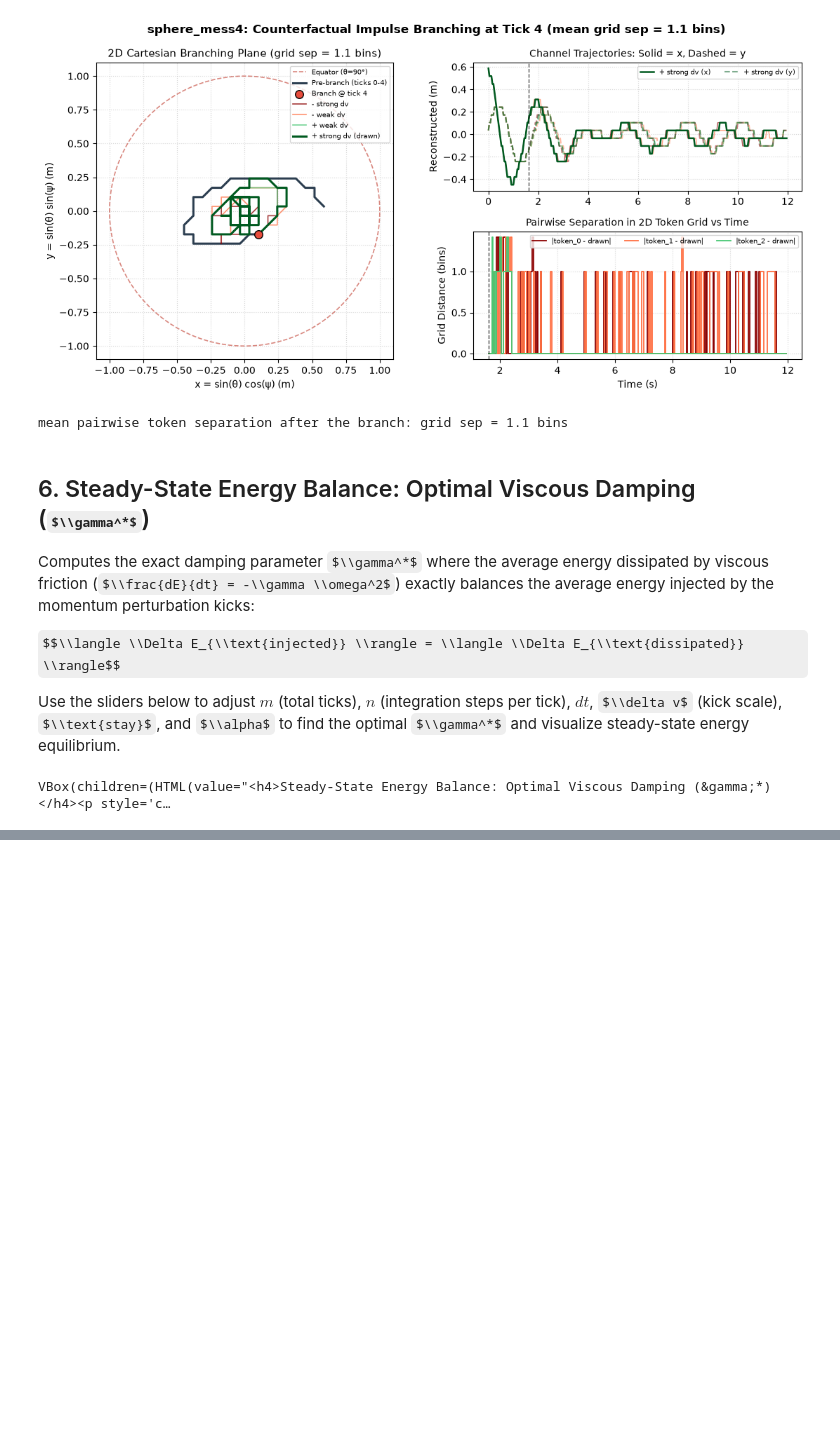
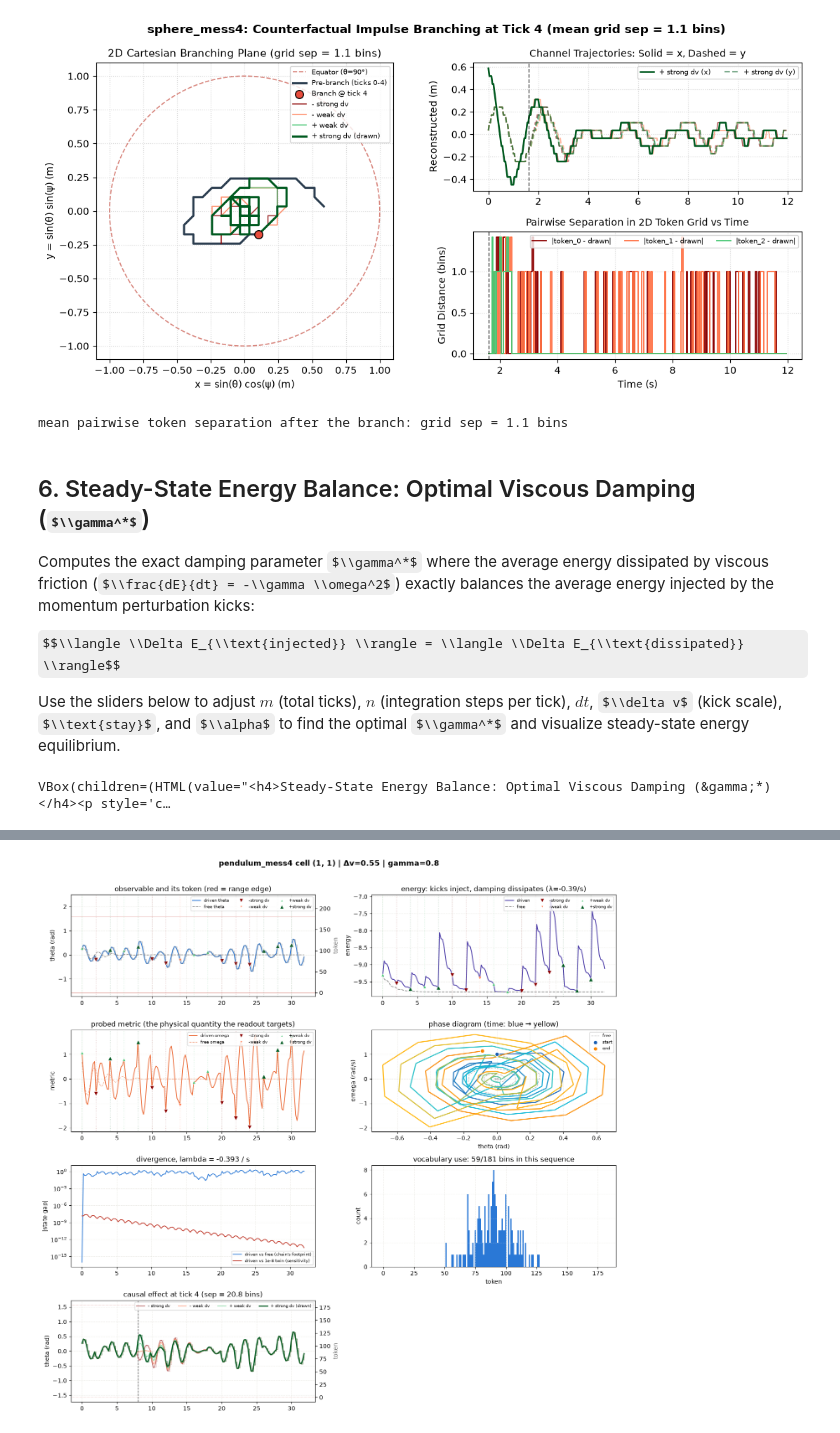
Before and after one commit to ManjotSingh08x/Belief-in-physics, a Jupyter notebook: notebooks/explorer.ipynb, the cells around one changed output, grey strips where cells are left out. Saved outputs shown, nothing was run; the diff lists cells and outputs as text; code cells hidden in the pictures; some formulas as TeX source; blank space fills up the shorter version.

Commit message:
added sweep configurations

```diff
--- a/notebooks/explorer.ipynb
+++ b/notebooks/explorer.ipynb
@@ -302,0 +309,10 @@ VBox(children=(HTML(value="<h4>Steady-State Energy Balance: Optimal Viscous Damp
+# %%
+from physics.visualise import auto_dt
+from physics.messk_configs import SYSTEMS
+
+dt_results = {}
+for name, spec in SYSTEMS.items():
+    system = spec["factory"]()
+    result = auto_dt(system, threshold=0.001)
+    dt_results[name] = result
+    print(f"{name:20s}  dt = {result['dt']:.4f}  (drift = {result['drift_at_dt']:.2e})")
@@ -302,0 +351,10 @@ VBox(children=(HTML(value="<h4>Steady-State Energy Balance: Optimal Viscous Damp
+# %%
+from physics.controls import grid_screen, display_grid
+
+grid_results = {}
+for system_name, grid_spec in GRIDS.items():
+    sys_key = system_name.replace("_mess4", "")
+    dt = dt_results[sys_key]["dt"]
+    result = grid_screen(system_name, dt=dt, n_seeds=10, **grid_spec)
+    grid_results[system_name] = result
+    display_grid(result)
@@ -302,0 +385,64 @@ VBox(children=(HTML(value="<h4>Steady-State Energy Balance: Optimal Viscous Damp
+# %%
+# Researcher inspection coordinates (index into the system's grid):
+INSPECT_SYSTEM = "pendulum_mess4"
+INSPECT_DV = 1       # Δv index in GRIDS[INSPECT_SYSTEM]["delta_v_values"]
+INSPECT_DAMPING = 1  # damping index in GRIDS[INSPECT_SYSTEM]["damping_values"]
+INSPECT_SEED = 0
+INSPECT_N = 10
+
+grid_spec = GRIDS[INSPECT_SYSTEM]
+dv_vals = grid_spec["delta_v_values"]
+damp_vals = grid_spec["damping_values"]
+
+dv_val = dv_vals[INSPECT_DV] if isinstance(INSPECT_DV, int) else float(INSPECT_DV)
+damp_val = damp_vals[INSPECT_DAMPING] if isinstance(INSPECT_DAMPING, int) else float(INSPECT_DAMPING)
+
+damping_field = grid_results[INSPECT_SYSTEM]["damping_field"]
+dt = grid_results[INSPECT_SYSTEM]["dt"]
+
+# Look up screening summary for this cell
+cell_stats = next(
+    (c for c in grid_results[INSPECT_SYSTEM]["grid"]
+     if np.isclose(c["delta_v"], dv_val) and np.isclose(c["damping_value"], damp_val)),
+    None
+)
+
+print(f"Inspecting gridcell ({INSPECT_DV}, {INSPECT_DAMPING}):")
+print(f"  System:        {INSPECT_SYSTEM}")
+print(f"  Δv:            {dv_val} (index {INSPECT_DV} of {dv_vals})")
+print(f"  {damping_field:14s} {damp_val} (index {INSPECT_DAMPING} of {damp_vals})")
+print(f"  dt:            {dt:.4f}")
+if cell_stats:
+    print(f"  Grid verdict:  {cell_stats['verdict']} (pass_rate: {cell_stats['pass_rate']:.0%}, bayes_gap: {cell_stats['bayes_gap_mean']:.3f} nats, lyapunov: {cell_stats['lyapunov_mean']:+.2f})")
+
+sys_kw = {damping_field: damp_val}
+if damping_field == "gamma1":
+    sys_kw["gamma2"] = damp_val
+
+proc = make_process(
+    INSPECT_SYSTEM,
+    system=sys_kw,
+    delta_v=dv_val,
+    dt=dt,
+    m=16,
+    # n_steps=INSPECT_N
+)
+tr = V.trace(proc, seed=INSPECT_SEED)
+fig = V.plot(
+    tr,
+    panels=("observable", "energy", "metric", "phase", "divergence", "tokens","causal_effect",),
+    title=f"{INSPECT_SYSTEM} cell ({INSPECT_DV}, {INSPECT_DAMPING}) | Δv={dv_val} | {damping_field}={damp_val}",
+)
+plt.show()
+
+rep = V.stability(tr)
+print(f"\nSingle-seed (seed={INSPECT_SEED}) trace diagnostics:")
+print(f"  Stability:     {'STABLE (GO)' if rep['stable'] else 'UNSTABLE (NO-GO)'}")
+print(f"  Lyapunov:      {rep['lyapunov']:+.3f}/s")
+print(f"  Clipped:       {rep['clipped']:.1%}")
+print(f"  Used bins:     {rep['used_bins']}/{rep['n_obs']}")
+print(f"  Bayes gap:     {rep['bayes_gap']:.3f} nats")
+print(f"  Sync length:   {rep['sync_length']} letters")
+if rep["reasons"]:
+    print("  Reasons:      ", rep["reasons"])
+# %% [output]
@@ -302,0 +455 @@ VBox(children=(HTML(value="<h4>Steady-State Energy Balance: Optimal Viscous Damp
+[figure, added]
```
Also changed, not shown: parts of 14 cells of this notebook, 3 other files.
